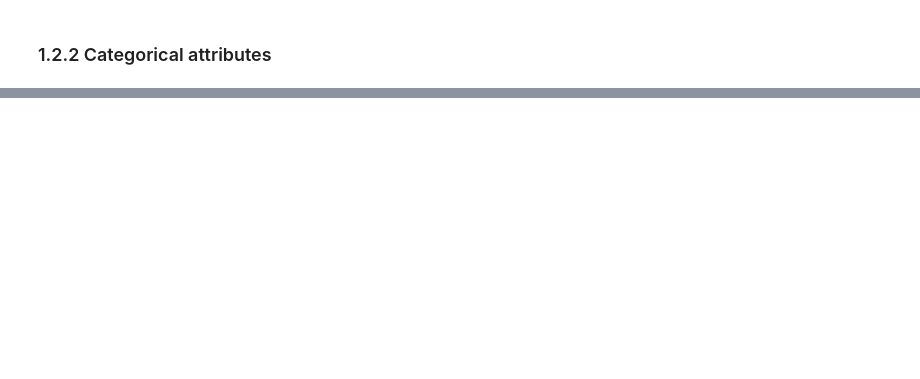
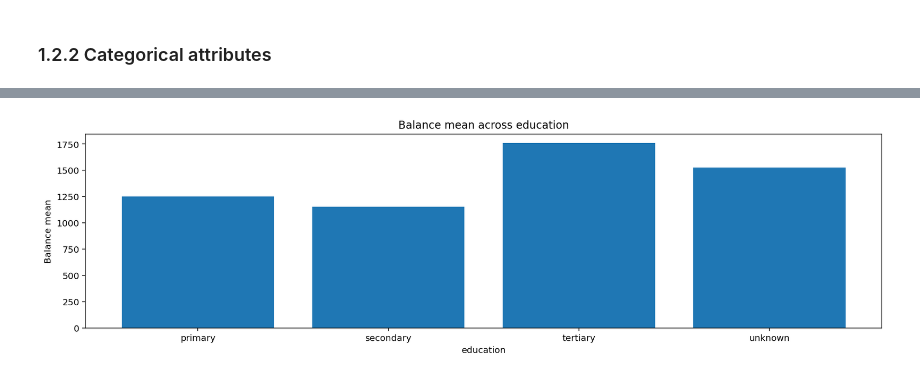
Before and after one commit to Ishaq5/bank-marketing, a Jupyter notebook: Bank Marketing Campaign.ipynb, the cells around one changed output, grey strips where cells are left out. Drawn from its saved outputs; the diff is of its cells as text; code cells hidden in the pictures; blank space fills up the shorter version.

```diff
--- a/Bank Marketing Campaign.ipynb
+++ b/Bank Marketing Campaign.ipynb
@@ -323,0 +433,4 @@ Name: job, dtype: float64
+# %%
+# balance and education grouping
+bal_edu = df.pivot_table(values='balance',index='education',aggfunc=['mean','max','min'])
+bal_edu
@@ -323,0 +445,12 @@ Name: job, dtype: float64
+# %%
+# mean balance distribution across education
+plt.figure(figsize=(16,4))
+
+plt.bar(bal_edu.index,bal_edu['mean']['balance'].values)
+plt.xlabel('education')
+plt.ylabel('Balance mean')
+plt.title('Balance mean across education')
+
+plt.show()
+# %% [output]
+[figure, added]
```
Also changed, not shown: parts of 61 cells of this notebook.
